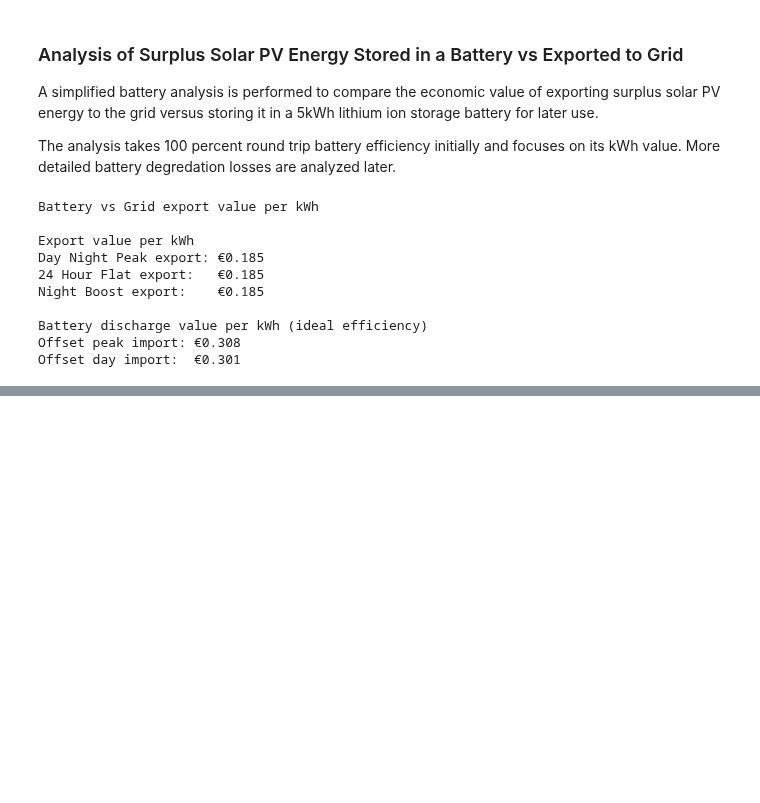
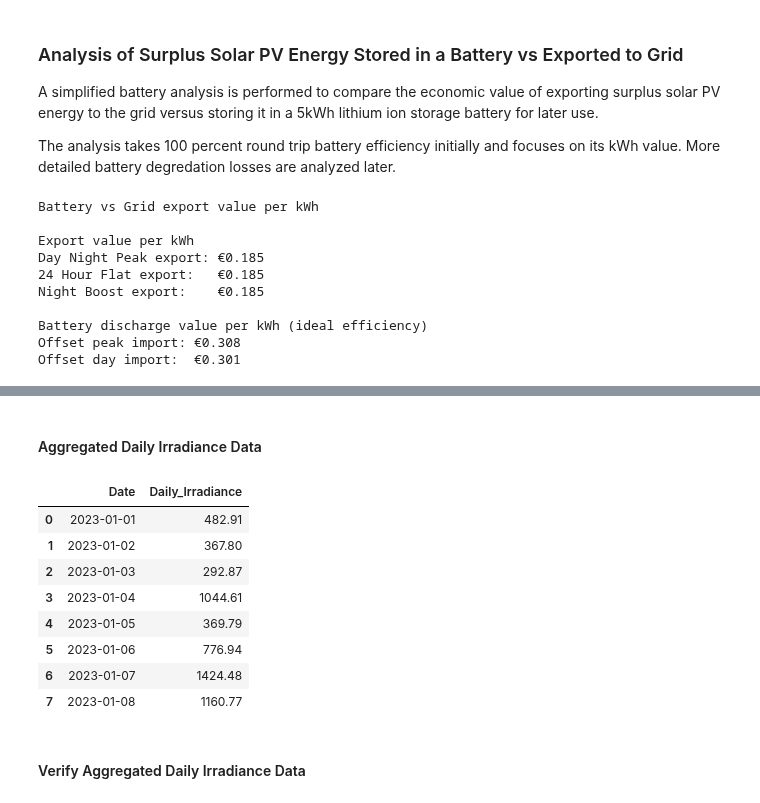
Before and after one commit to p-sav/PFDA, a Jupyter notebook: Project/Energy_analysis.ipynb, the cells around one changed output, grey strips where cells are left out. Saved outputs shown, nothing was run; the diff lists cells and outputs as text; code cells hidden in the pictures; blank space fills up the shorter version.

Commit message:
Added PVGIS irradiance data from local CSV file

```diff
--- a/Project/Energy_analysis.ipynb
+++ b/Project/Energy_analysis.ipynb
@@ -867,0 +926,44 @@ Monthly surplus PV export values are disaggregated into daily values using measu
+# %% [markdown]
+#### Aggregated Daily Irradiance Data
+# %%
+# Ensure irradiance column is numeric before aggregation
+
+# Convert irradiance column to numeric (force errors to NaN)
+df_pvgis['Irradiance_Wm2'] = pd.to_numeric(
+    df_pvgis['Irradiance_Wm2'],
+    errors='coerce'
+)
+
+# Create a Date column from the datetime index
+df_pvgis['Date'] = df_pvgis.index.date
+
+# Aggregate hourly irradiance to daily totals
+daily_irradiance = (
+    df_pvgis
+    .groupby('Date')['Irradiance_Wm2']
+    .sum()
+    .reset_index()
+)
+
+# Rename for clarity
+daily_irradiance = daily_irradiance.rename(
+    columns={'Irradiance_Wm2': 'Daily_Irradiance'}
+)
+
+# Convert Date column back to datetime
+daily_irradiance['Date'] = pd.to_datetime(daily_irradiance['Date'])
+
+# Preview corrected result
+daily_irradiance.head(8)
+# %% [output]
+|  | Date | Daily_Irradiance |
+| 0 | 2023-01-01 | 482.91 |
+| 1 | 2023-01-02 | 367.80 |
+| 2 | 2023-01-03 | 292.87 |
+| 3 | 2023-01-04 | 1044.61 |
+| 4 | 2023-01-05 | 369.79 |
+| 5 | 2023-01-06 | 776.94 |
+| 6 | 2023-01-07 | 1424.48 |
+| 7 | 2023-01-08 | 1160.77 |
+# %% [markdown]
+#### Verify Aggregated Daily Irradiance Data
```
Also changed, not shown: parts of 4 cells of this notebook, 1 other file.
